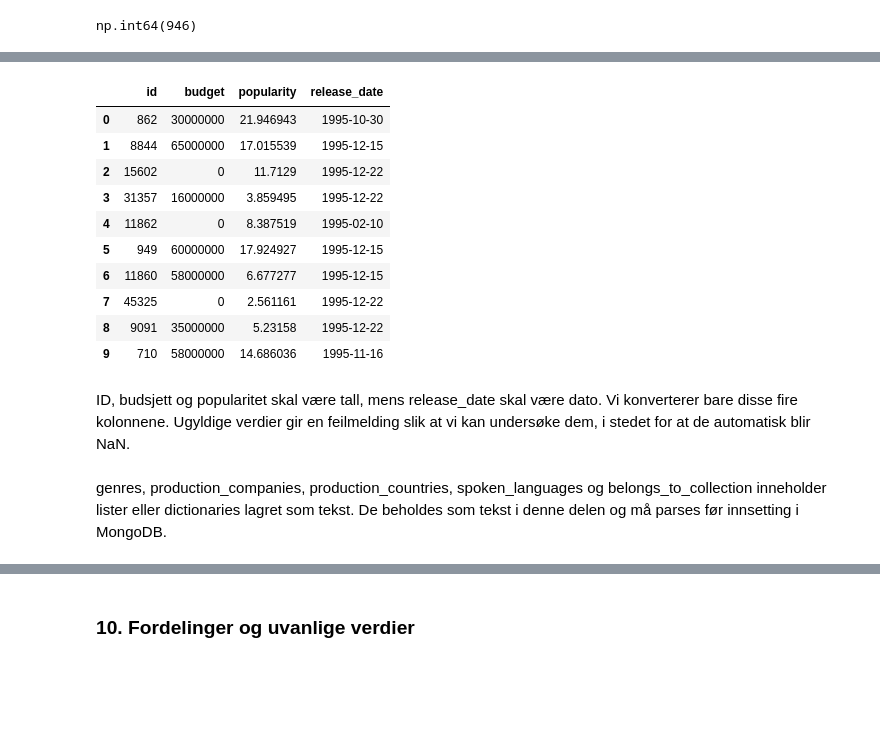
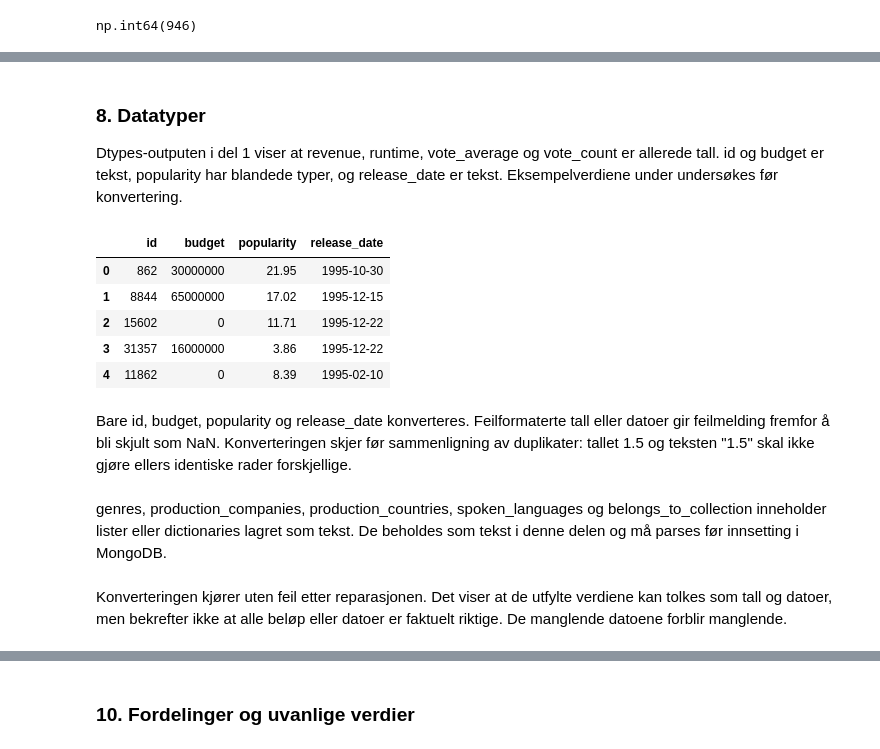
Before and after one commit to didrikjensen/sdd_assignment_3, a Jupyter notebook: eda_tahir.ipynb, the cells around one changed output, grey strips where cells are left out. Drawn from its saved outputs; the diff is of its cells as text; code cells hidden in the pictures; blank space fills up the shorter version.

```diff
--- a/eda_tahir.ipynb
+++ b/eda_tahir.ipynb
@@ -160,3 +149,0 @@ Vi fjerner seks rader med manglende tittel etter nærmere inspeksjon. Tre var uf
-# %%
-# Fjerner de seks radene med title = NaN
-df_movie_metadata = df_movie_metadata.dropna(subset=["title"]).copy()
@@ -162,0 +154,29 @@ df_movie_metadata = df_movie_metadata.dropna(subset=["title"]).copy()
+# %%
+import csv
+
+with open("data/movies_metadata.csv", newline="", encoding="utf-8") as fil:
+    leser = csv.reader(fil)
+    kolonnenavn = next(leser)
+    rader = list(leser)
+
+reparerte_rader = []
+for indeks in [19729, 29502, 35586]:
+    start = rader[indeks]
+    fortsettelse = rader[indeks + 1]
+    assert len(start) == 10 and len(fortsettelse) == 15
+    samlet = start[:9] + [start[9] + fortsettelse[0]] + fortsettelse[1:]
+    assert len(samlet) == len(kolonnenavn)
+    reparerte_rader.append(samlet)
+
+reparert = pd.DataFrame(
+    reparerte_rader, columns=kolonnenavn, index=[19729, 29502, 35586]
+).replace("", np.nan)
+
+# Disse fire kolonnene var allerede tall i den opprinnelige DataFramen.
+for kolonne in ["revenue", "runtime", "vote_average", "vote_count"]:
+    reparert[kolonne] = pd.to_numeric(reparert[kolonne])
+
+df_movie_metadata = df_movie_metadata.drop(index=[19729, 19730, 29502, 29503, 35586, 35587])
+df_movie_metadata = pd.concat([df_movie_metadata, reparert]).sort_index()
+
+reparert[["id", "title", "release_date", "runtime", "vote_count"]]
@@ -282,19 +268,17 @@ id og budget er tekst, popularity er object, og release_date er tekst. Vi ser f
+# %% [markdown]
+### 8. Datatyper
+Dtypes-outputen i del 1 viser at revenue, runtime, vote_average og vote_count er allerede tall. id og budget er tekst, popularity har blandede typer, og release_date er tekst. Eksempelverdiene under undersøkes før konvertering.
 # %%
-df_movie_metadata[["id", "budget", "popularity", "release_date"]].head(10)
+df_movie_metadata[["id", "budget", "popularity", "release_date"]].head(5)
 # %% [output]
 |  | id | budget | popularity | release_date |
-| 0 | 862 | 30000000 | 21.946943 | 1995-10-30 |
-| 1 | 8844 | 65000000 | 17.015539 | 1995-12-15 |
-| 2 | 15602 | 0 | 11.7129 | 1995-12-22 |
-| 3 | 31357 | 16000000 | 3.859495 | 1995-12-22 |
-| 4 | 11862 | 0 | 8.387519 | 1995-02-10 |
-| 5 | 949 | 60000000 | 17.924927 | 1995-12-15 |
-| 6 | 11860 | 58000000 | 6.677277 | 1995-12-15 |
-| 7 | 45325 | 0 | 2.561161 | 1995-12-22 |
-| 8 | 9091 | 35000000 | 5.23158 | 1995-12-22 |
-| 9 | 710 | 58000000 | 14.686036 | 1995-11-16 |
+| 0 | 862 | 30000000 | 21.95 | 1995-10-30 |
+| 1 | 8844 | 65000000 | 17.02 | 1995-12-15 |
+| 2 | 15602 | 0 | 11.71 | 1995-12-22 |
+| 3 | 31357 | 16000000 | 3.86 | 1995-12-22 |
+| 4 | 11862 | 0 | 8.39 | 1995-02-10 |
-# %% [markdown]
-ID, budsjett og popularitet skal være tall, mens release_date skal være dato. Vi konverterer bare disse fire kolonnene. Ugyldige verdier gir en feilmelding slik at vi kan undersøke dem, i stedet for at de automatisk blir NaN.
+# %% [markdown]
+Bare id, budget, popularity og release_date konverteres. Feilformaterte tall eller datoer gir feilmelding fremfor å bli skjult som NaN. Konverteringen skjer før sammenligning av duplikater: tallet 1.5 og teksten "1.5" skal ikke gjøre ellers identiske rader forskjellige.
 # %%
 df_movie_metadata["id"] = pd.to_numeric(df_movie_metadata["id"])
 df_movie_metadata["budget"] = pd.to_numeric(df_movie_metadata["budget"])
@@ -304,3 +288,5 @@ df_movie_metadata["release_date"] = pd.to_datetime(
 )
 # %% [markdown]
 genres, production_companies, production_countries, spoken_languages og belongs_to_collection inneholder lister eller dictionaries lagret som tekst. De beholdes som tekst i denne delen og må parses før innsetting i MongoDB.
+# %% [markdown]
+Konverteringen kjører uten feil etter reparasjonen. Det viser at de utfylte verdiene kan tolkes som tall og datoer, men bekrefter ikke at alle beløp eller datoer er faktuelt riktige. De manglende datoene forblir manglende.
```
Also changed, not shown: parts of 87 cells of this notebook.
